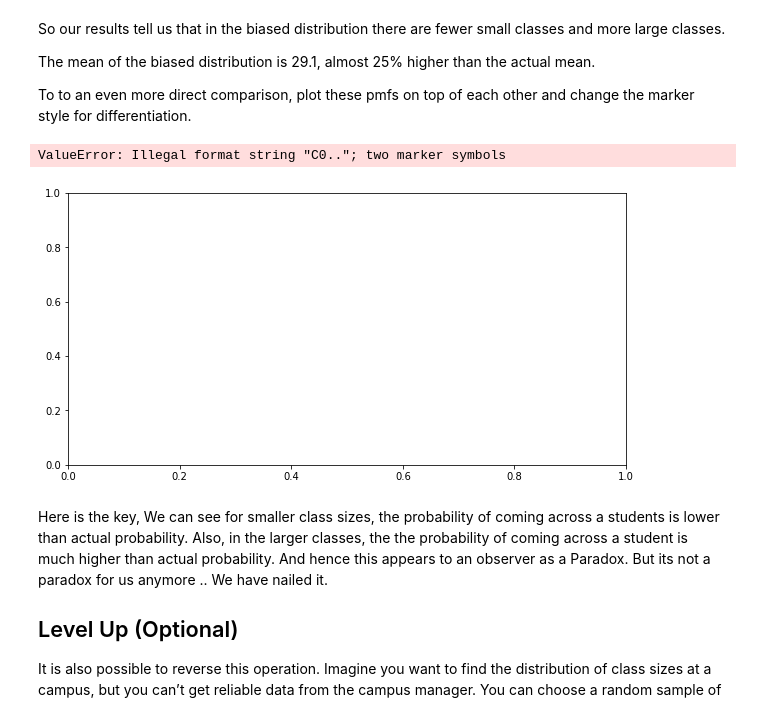
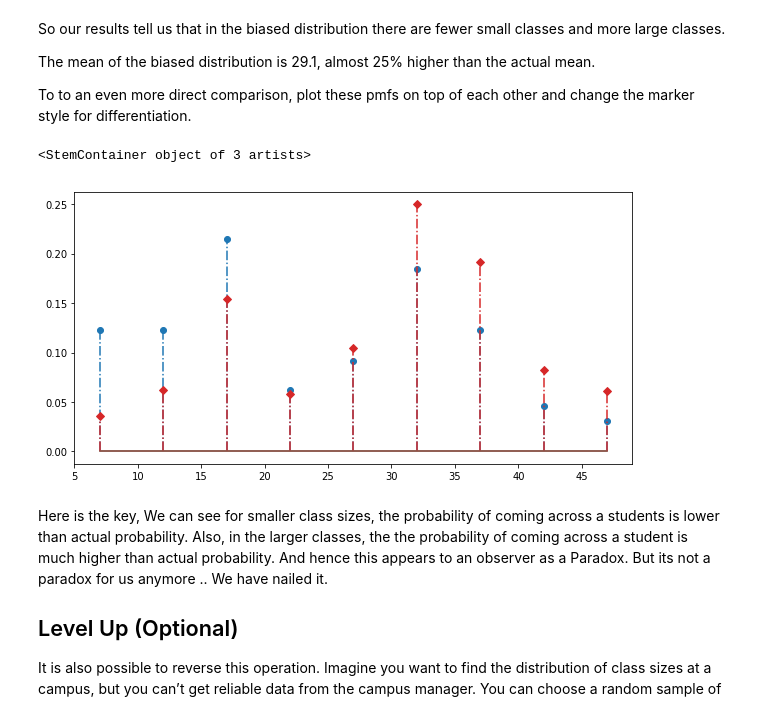
Before and after one commit to georgewillben/dsc-0-09-07-stats-pmf-lab-online-ds-pt-100118, a Jupyter notebook: index.ipynb, the cells around one changed output. Drawn from its saved outputs; the diff is of its cells as text; code cells hidden in the pictures.

```diff
--- a/index.ipynb
+++ b/index.ipynb
@@ -200,11 +200,11 @@ To to an even more direct comparison, plot these pmfs on top of each other and c
 # %%
 # Plot pmfs overlapping
 fig = plt.figure(figsize=(10,5))
-plt.stem(sizes,pmf, linefmt = 'C0_.',  markerfmt='C0o',  basefmt='C5', label='Actual')
+plt.stem(sizes,pmf, linefmt = 'C0-.',  markerfmt='C0o',  basefmt='C5', label='Actual')
 plt.stem(sizes, pmf2, linefmt = 'C3-.',  markerfmt='C3D',  basefmt='C5', label='Observed')
 # %% [output]
-ValueError: Illegal format string "C0.."; two marker symbols
+<StemContainer object of 3 artists>
-[figure, old version]
+[figure, new version]
 # %% [markdown]
 Here is the key, We can see for smaller class sizes, the probability of coming across a students is lower than actual probability. Also, in the larger classes, the the probability of coming across a student is much higher than actual probability. And hence this appears to an observer as a Paradox. But its not a paradox for us anymore .. We have nailed it.
 
```
